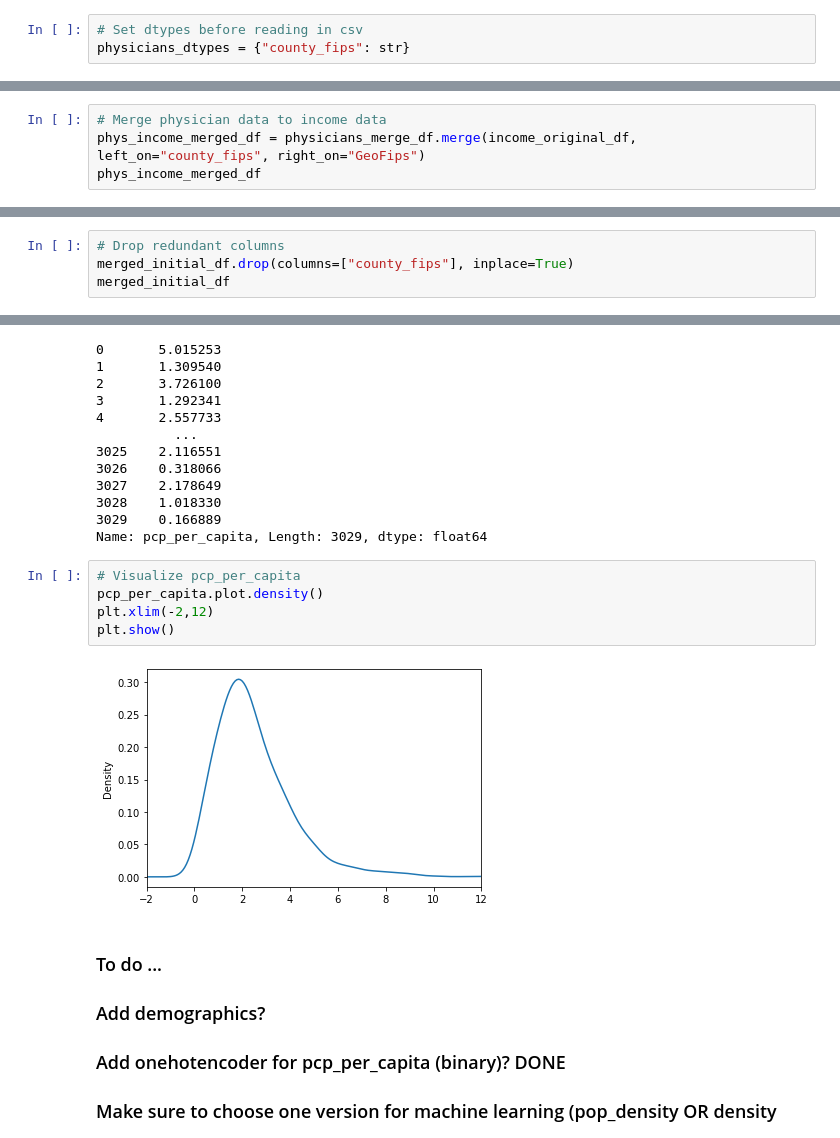
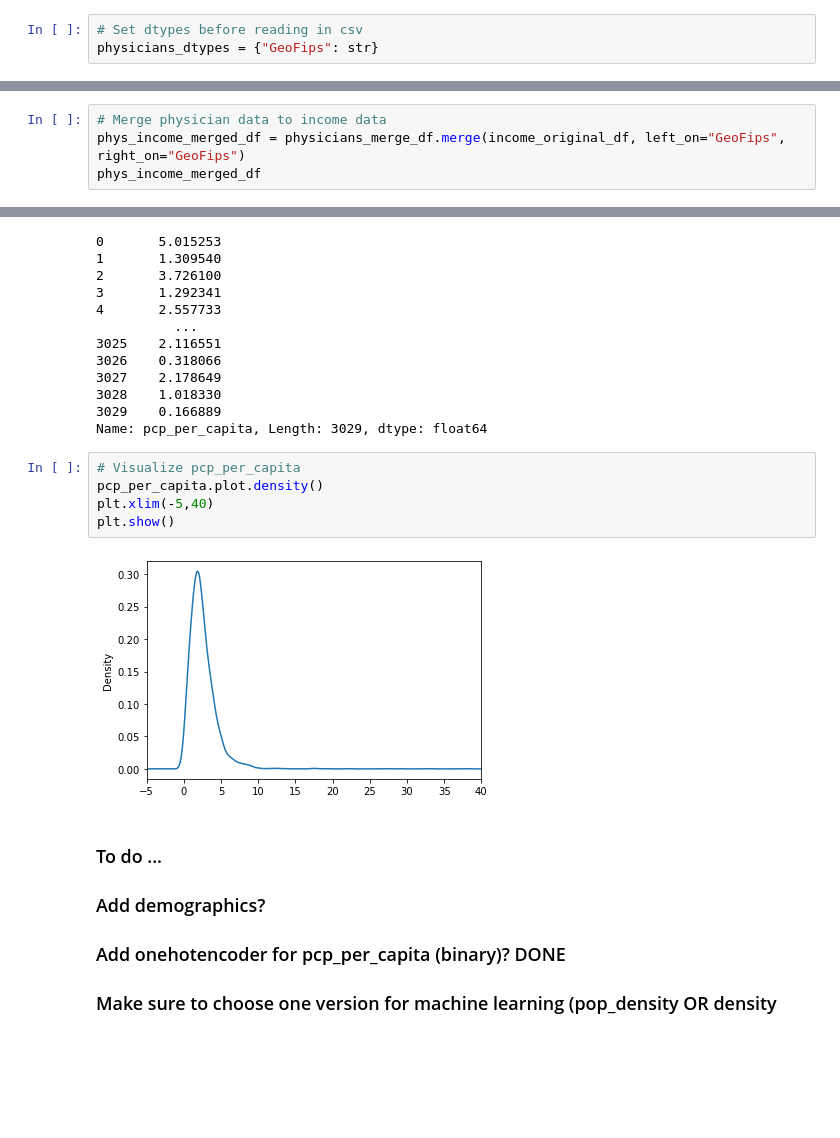
Before and after one commit to JacquelineCl/group_project, a Jupyter notebook: Merged_Data.ipynb, the cells around one changed output, grey strips where cells are left out. Drawn from its saved outputs; the diff is of its cells as text; blank space fills up the shorter version.

Commit message:
modified GeoFips column

```diff
--- a/Merged_Data.ipynb
+++ b/Merged_Data.ipynb
@@ -50,7 +49,7 @@ per_capita_income    object
 dtype: object
 # %%
 # Set dtypes before reading in csv
-physicians_dtypes = {"county_fips": str}
+physicians_dtypes = {"GeoFips": str}
 # %%
 # Import physician data
 physicians_merge_df = pd.read_csv("Resources/physicians_merge_df.csv", dtype=physicians_dtypes)
@@ -147,6 +146,6 @@ dtype: object
 ### Merge all data
 # %%
 # Merge physician data to income data
-phys_income_merged_df = physicians_merge_df.merge(income_original_df, left_on="county_fips", right_on="GeoFips")
+phys_income_merged_df = physicians_merge_df.merge(income_original_df, left_on="GeoFips", right_on="GeoFips")
 phys_income_merged_df
 # %% [output]
@@ -194,7 +192,3 @@ per_capita_income     object
 population             int64
 pop_density          float64
 dtype: object
-# %%
-# Drop redundant columns
-merged_initial_df.drop(columns=["county_fips"], inplace=True)
-merged_initial_df
@@ -658,10 +637,10 @@ Name: pcp_per_capita, Length: 3029, dtype: float64
 # %%
 # Visualize pcp_per_capita
 pcp_per_capita.plot.density()
-plt.xlim(-2,12)
+plt.xlim(-5,40)
 plt.show()
 # %% [output]
-[figure, old version]
+[figure, new version]
 # %% [markdown]
 ### To do ...
 ### Add demographics?
```
Also changed, not shown: parts of 9 cells of this notebook, 2 other files.
